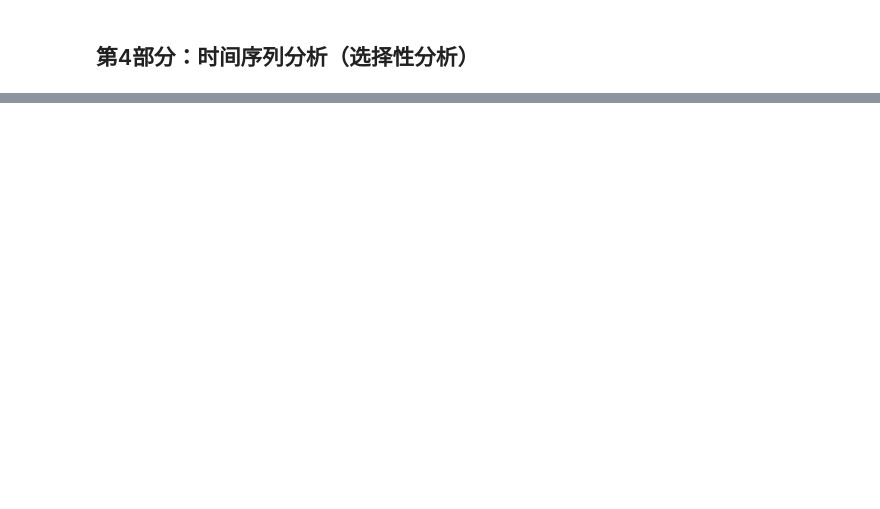
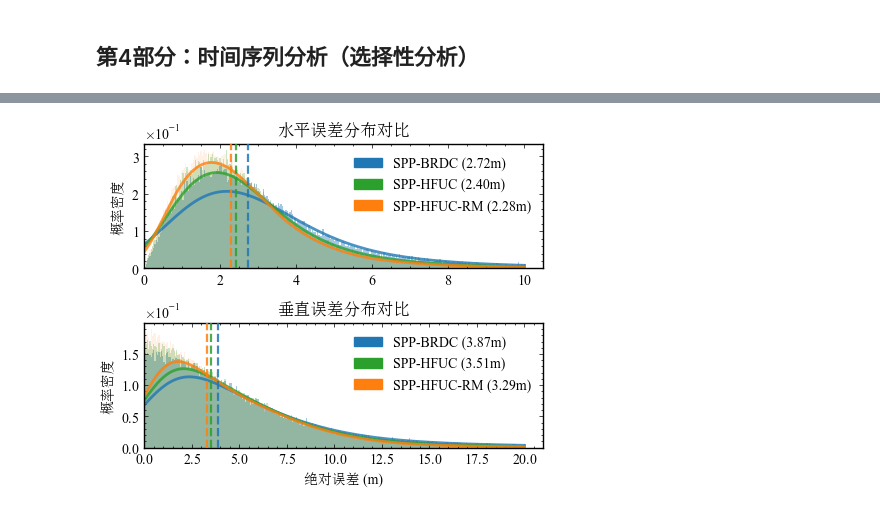
Before and after one commit to ColourDyeing/Hybrid-frequency-spp, a Jupyter notebook: Testing-Data/python/05_Scientific_Drawing.ipynb, the cells around one changed output, grey strips where cells are left out. Saved outputs shown, nothing was run; the diff lists cells and outputs as text; code cells hidden in the pictures; blank space fills up the shorter version.

```diff
--- a/Testing-Data/python/05_Scientific_Drawing.ipynb
+++ b/Testing-Data/python/05_Scientific_Drawing.ipynb
@@ -1094,0 +722,91 @@ Up (U) 方向 (绝对值统计):
+# %%
+# 多算法误差分布直方图（水平 + 垂直，2行1列）
+fig, axes = plt.subplots(2, 1, figsize=(fig_width[2], fig_height[2]))
+
+# 统计各算法的中位数（用于图例）
+median_h_dict = {}
+median_u_dict = {}
+
+# 动态透明度: 底层最不透明，顶层最透明（越后出现的透明度越高）
+n_algos_h = sum([tag in df_merged['algo'].values for tag, _ in SOL_ALGOS])
+n_algos_u = n_algos_h  # 假设数量一致
+
+# 生成透明度递减的列表（底层最低，顶层最高）
+start_alpha, end_alpha = 0.4, 0.1
+if n_algos_h > 1:
+    alpha_list_h = np.linspace(start_alpha, end_alpha, n_algos_h)
+else:
+    alpha_list_h = [start_alpha]
+if n_algos_u > 1:
+    alpha_list_u = np.linspace(start_alpha, end_alpha, n_algos_u)
+else:
+    alpha_list_u = [start_alpha]
+
+# 水平误差
+algo_valid_h = [ (tag, color) for tag, color in SOL_ALGOS if tag in df_merged['algo'].values ]
+for idx, (item, hist_alpha) in enumerate(zip(algo_valid_h, alpha_list_h)):
+    tag, color = item
+    err_h = df_merged[df_merged['algo']==tag]['err_h']
+    xmax = 10
+    bins = np.linspace(0, xmax, 300)
+    axes[0].hist(err_h, bins=bins, color=color, alpha=hist_alpha, label=tag, density=True)
+    kde = gaussian_kde(err_h); x = np.linspace(0, xmax, 500)
+    axes[0].plot(x, kde(x), color=color, lw=2, alpha=0.8)
+    # 保存中位数
+    median_h = np.median(err_h)
+    median_h_dict[tag] = median_h
+    # 添加中位数线
+    axes[0].axvline(median_h, color=color, lw=1.6, ls='--', alpha=0.85, zorder=10)
+
+axes[0].set_title('水平误差分布对比')
+axes[0].set_ylabel('概率密度')
+# 构造带中位数信息的图例
+legend_labels_h = [f'{tag} ({median_h_dict[tag]:.2f}m)' for tag, _ in SOL_ALGOS if tag in median_h_dict]
+legend_handles_h = []
+for idx, (tag, color) in enumerate(SOL_ALGOS):
+    if tag in median_h_dict:
+        handle = plt.Rectangle((0,0),1,1, color=color, alpha=1.0)  # 图例不要透明
+        legend_handles_h.append(handle)
+axes[0].legend(legend_handles_h, legend_labels_h, framealpha=0)
+axes[0].set_xlim(0, axes[0].get_xlim()[1])
+axes[0].yaxis.set_major_formatter(mticker.ScalarFormatter(useMathText=True))
+axes[0].ticklabel_format(axis='y', style='sci', scilimits=(0,0))
+
+# 垂直误差
+algo_valid_u = [ (tag, color) for tag, color in SOL_ALGOS if tag in df_merged['algo'].values ]
+for idx, (item, hist_alpha) in enumerate(zip(algo_valid_u, alpha_list_u)):
+    tag, color = item
+    err_u = np.abs(df_merged[df_merged['algo']==tag]['err_u'])
+    xmax = 20
+    bins = np.linspace(0, xmax, 300)
+    axes[1].hist(err_u, bins=bins, color=color, alpha=hist_alpha, label=tag, density=True)
+    kde = gaussian_kde(err_u); x = np.linspace(0, xmax, 300)
+    axes[1].plot(x, kde(x), color=color, lw=2, alpha=0.8)
+    # 保存中位数
+    median_u = np.median(err_u)
+    median_u_dict[tag] = median_u
+    # 添加中位数线
+    axes[1].axvline(median_u, color=color, lw=1.6, ls='--', alpha=0.85, zorder=10)
+
+axes[1].set_title('垂直误差分布对比')
+axes[1].set_xlabel('绝对误差 (m)')
+axes[1].set_ylabel('概率密度')
+# 构造带中位数信息的图例
+legend_labels_u = [f'{tag} ({median_u_dict[tag]:.2f}m)' for tag, _ in SOL_ALGOS if tag in median_u_dict]
+legend_handles_u = []
+for idx, (tag, color) in enumerate(SOL_ALGOS):
+    if tag in median_u_dict:
+        handle = plt.Rectangle((0,0),1,1, color=color, alpha=1.0)  # 图例不要透明
+        legend_handles_u.append(handle)
+axes[1].legend(legend_handles_u, legend_labels_u, framealpha=0)
+axes[1].set_xlim(0, axes[1].get_xlim()[1])
+axes[1].yaxis.set_major_formatter(mticker.ScalarFormatter(useMathText=True))
+axes[1].ticklabel_format(axis='y', style='sci', scilimits=(0,0))
+
+plt.tight_layout()
+algo_str = '_'.join([a[0] for a in SOL_ALGOS])
+plt.savefig(join(DRAW_DIR, f'03_histogram_{DATA_SET}_{algo_str}_{today_str}.png'), dpi=300, bbox_inches='tight')
+plt.show()
+print(f'已保存: 03_histogram_{DATA_SET}_{algo_str}_{today_str}.png')
+# %% [output]
+[figure, added]
```
Also changed, not shown: parts of 70 cells of this notebook, 7 other files.
